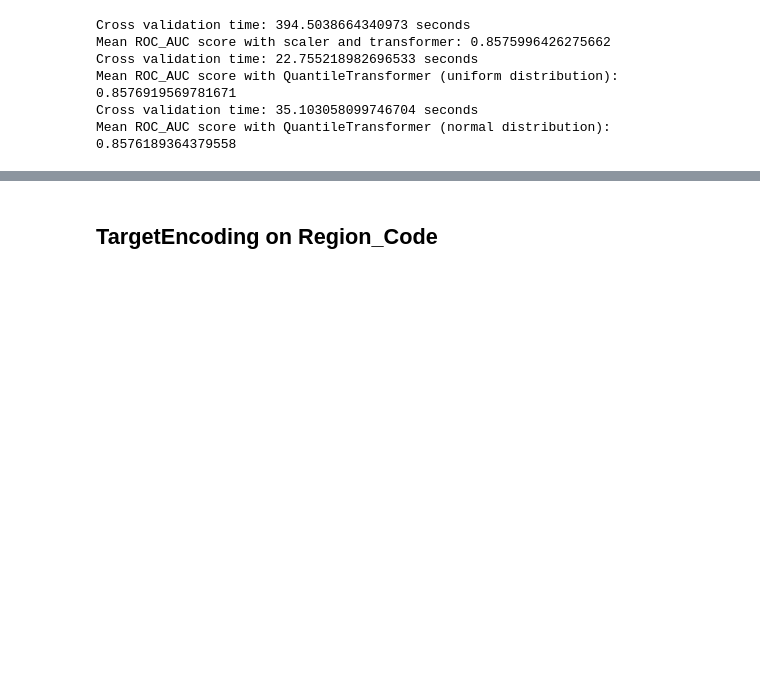
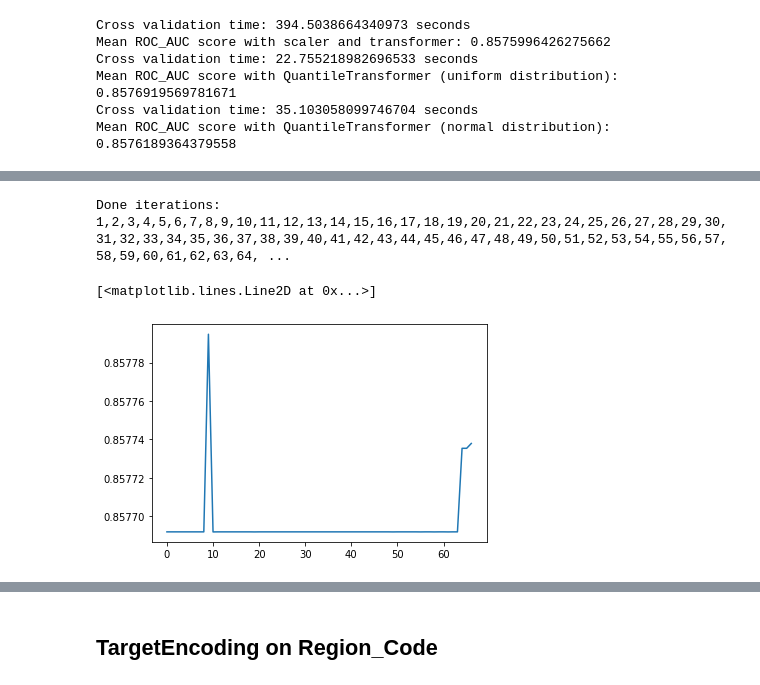
Before and after one commit to jansowa/health-insurance-cross-sell-prediction, a Jupyter notebook: article-lgbm.ipynb, the cells around one changed output, grey strips where cells are left out. Cells and saved outputs as stored; diff of their text form; code cells hidden in the pictures; blank space fills up the shorter version.

Commit message:
Add some calculations for using only part of Policy Sales Channel OHE columns

```diff
--- a/article-lgbm.ipynb
+++ b/article-lgbm.ipynb
@@ -205,3 +205,13 @@ Cross validation time: 22.755218982696533 seconds
 Mean ROC_AUC score with QuantileTransformer (uniform distribution): 0.8576919569781671
 Cross validation time: 35.103058099746704 seconds
 Mean ROC_AUC score with QuantileTransformer (normal distribution): 0.8576189364379558
+# %%
+psc_ohe = pd.get_dummies(X_le["Policy_Sales_Channel"], prefix="Policy_Sales_Channel")
+
+counts = X_le["Policy_Sales_Channel"].value_counts()
+counts = counts[counts == 1]
+columns_to_remove = list(map(lambda x: "Policy_Sales_Channel_" + str(x), counts.index.tolist()))
+psc_ohe = psc_ohe.drop(columns=columns_to_remove)
+
+X_le_psc = pd.concat([X_le, psc_ohe], axis=1)
+X_le_psc["Policy_Sales_Channel"].value_counts()
@@ -207,0 +231,30 @@ Mean ROC_AUC score with QuantileTransformer (normal distribution): 0.85761893643
+# %%
+# X_le_psc["Policy_Sales_Channel"].value_counts().index[147]
+
+from sklearn.preprocessing import QuantileTransformer
+import warnings
+warnings.filterwarnings("ignore")
+
+value_counts = X_le_psc["Policy_Sales_Channel"].value_counts().index
+value_counts[147]
+quant_trans_uniform = QuantileTransformer(output_distribution='uniform')
+model = make_pipeline(quant_trans_uniform, lgbm)
+scores = []
+
+iteration = 0
+print('Done iterations: ', end='')
+for x in range(147, 80, -1):
+    iteration+=1
+    columns_to_remove = list(map(lambda x: "Policy_Sales_Channel_" + str(value_counts[x]), [*range(147, x-1, -1)]))
+    columns_to_remove += ['Vintage']
+#     X_le_psc.drop(columns=columns_to_remove)
+    score = cross_val_score(model, X_le_psc.drop(columns=columns_to_remove), y, cv=10, scoring='roc_auc').mean()
+    scores += [score]
+    print(str(iteration) + ",", end='')
+
+scores_series = pd.Series(scores)
+plt.plot(scores_series.index, scores_series.values)
+# %% [output]
+Done iterations: 1,2,3,4,5,6,7,8,9,10,11,12,13,14,15,16,17,18,19,20,21,22,23,24,25,26,27,28,29,30,31,32,33,34,35,36,37,38,39,40,41,42,43,44,45,46,47,48,49,50,51,52,53,54,55,56,57,58,59,60,61,62,63,64, ...
+[<matplotlib.lines.Line2D at 0x...>]
+[figure, added]
```
Also changed, not shown: parts of 9 cells of this notebook.
